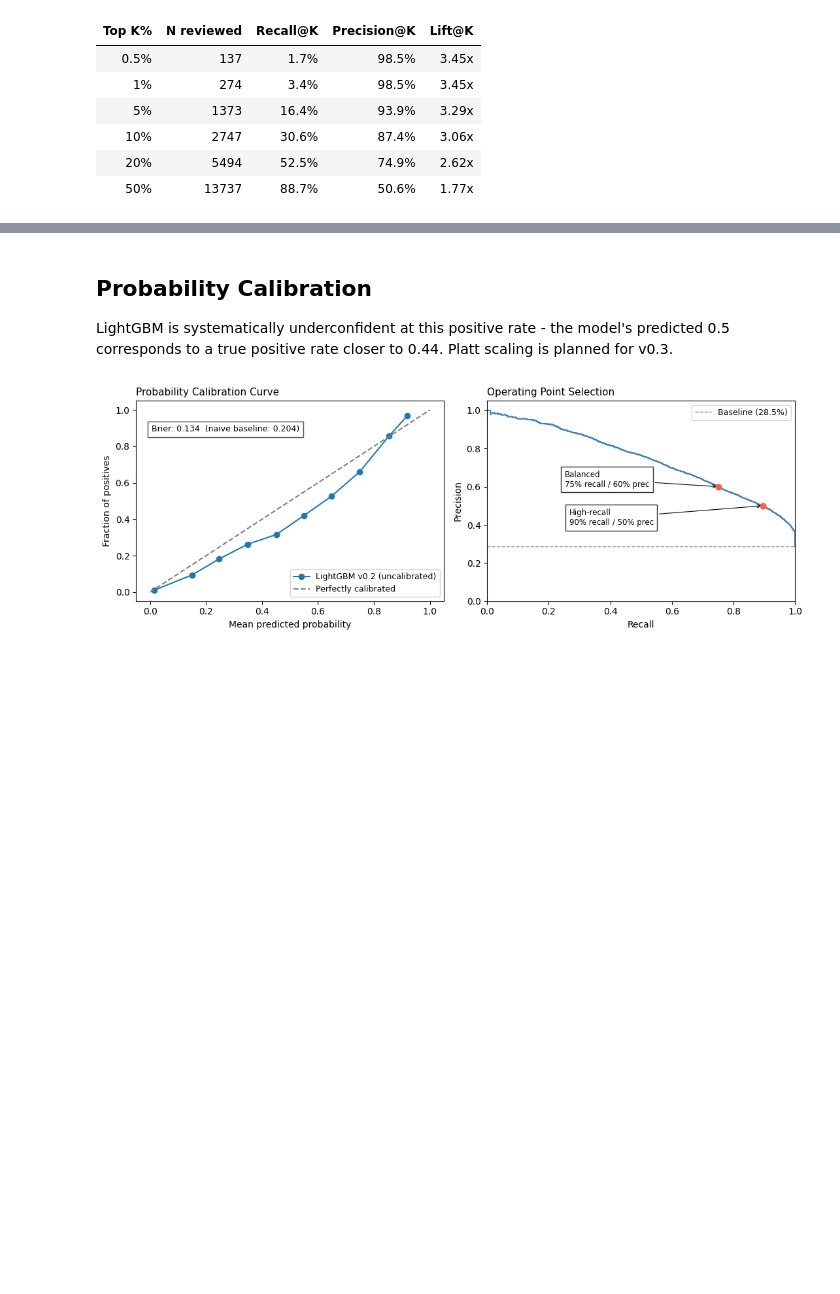
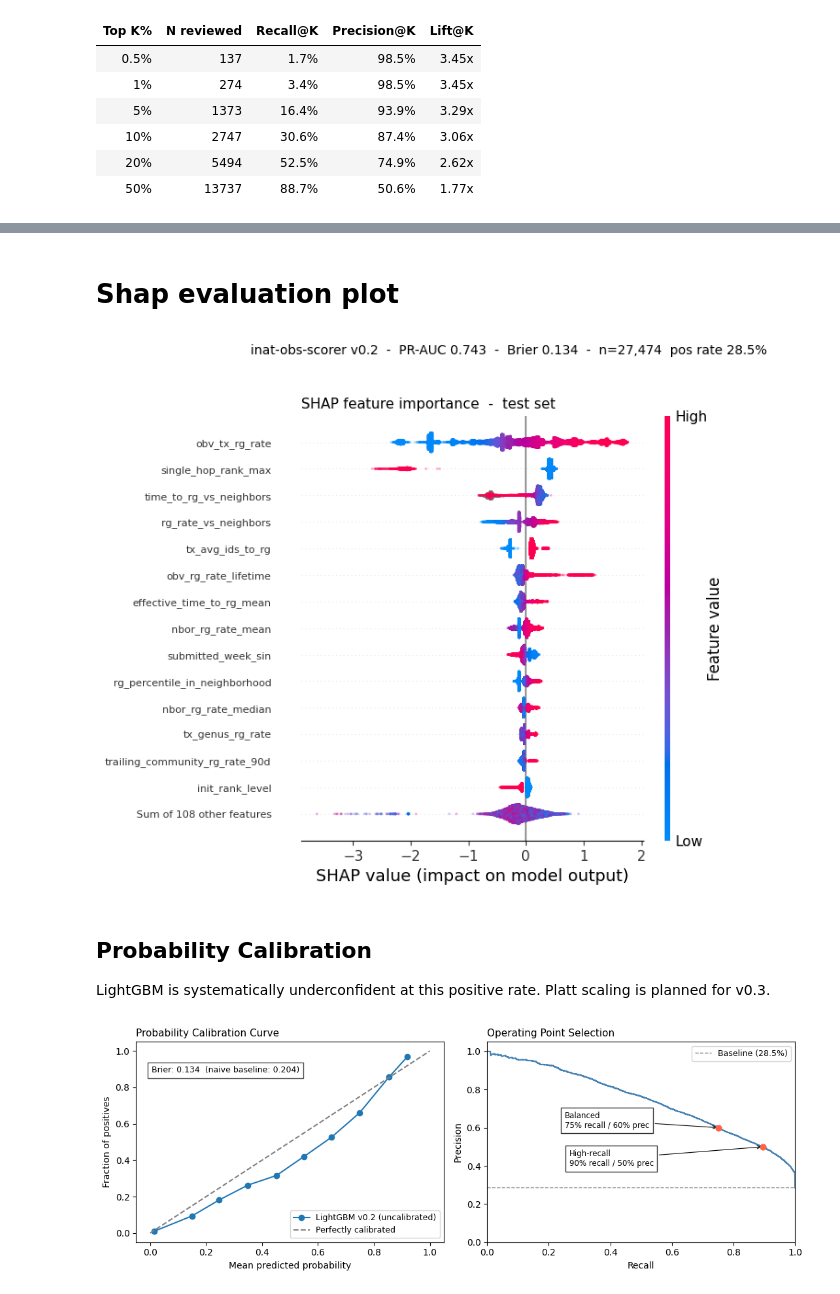
Before and after one commit to etiennegodin/inat-obs-scorer, a Jupyter notebook: notebooks/evaluation.ipynb, the cells around one changed output, grey strips where cells are left out. Drawn from its saved outputs; the diff is of its cells as text; code cells hidden in the pictures; blank space fills up the shorter version.

Commit message:
readme + notebooks/evaluation

```diff
--- a/notebooks/evaluation.ipynb
+++ b/notebooks/evaluation.ipynb
@@ -148,7 +125,35 @@ plt.show()
+# %% [markdown]
+# Shap evaluation plot
+# %%
+# 3. SHAP beeswarm
+fig = plt.figure(figsize=(6, 6))
+ax1 = fig.add_subplot()
+explanation = shap.Explanation(
+    values=shap_vals,
+    data=X_transformed.values,
+    feature_names=X_transformed.columns.tolist(),
+)
+shap.plots.beeswarm(
+    explanation, max_display=15, s=4, alpha=0.3, show=False, ax=ax1, plot_size=None
+)
+ax1.set_title("SHAP feature importance  -  test set", fontsize=11, loc="left")
+ax1.tick_params(axis="y", labelsize=8)
+
+fig.suptitle(
+    f"inat-obs-scorer v0.2  -  PR-AUC {metrics['pr_auc']:.3f}  -  "
+    f"Brier {metrics['brier_score']:.3f}  -  "
+    f"n={metrics['n_test']:,}  pos rate {metrics['positive_rate']:.1%}",
+    fontsize=10,
+    y=1.01,
+)
+plt.savefig("artifacts/shap_evaluation.png", dpi=150, bbox_inches="tight")
+plt.show()
+# %% [output]
+[figure, added]
 # %% [markdown]
 ## Probability Calibration
 
-LightGBM is systematically underconfident at this positive rate - the model's predicted 0.5 corresponds to a true positive rate closer to 0.44. Platt scaling is planned for v0.3.
+LightGBM is systematically underconfident at this positive rate. Platt scaling is planned for v0.3.
 # %%
 fig, axes = plt.subplots(1, 2, figsize=(11, 4))
 
```
Also changed, not shown: parts of 2 cells of this notebook, 4 other files.
